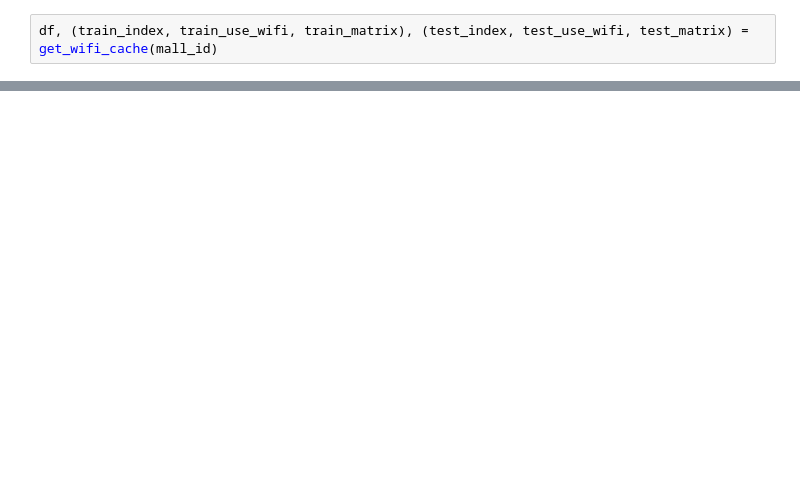
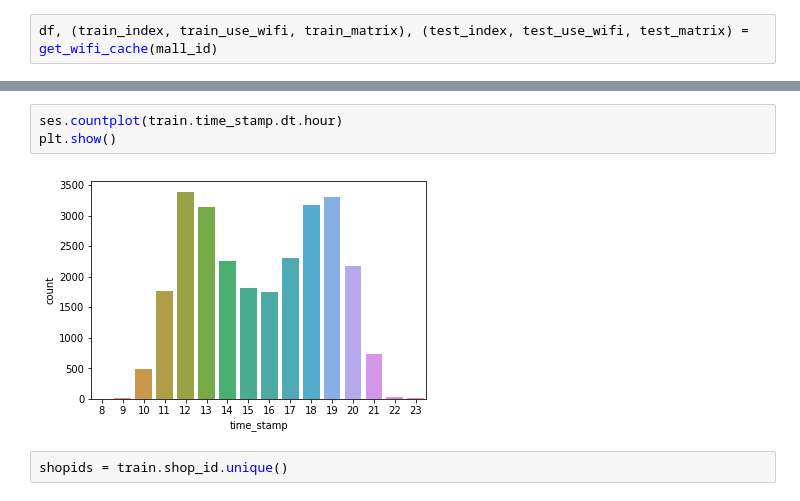
Before and after one commit to lvjianjian/ccf_mayi_2017, a Jupyter notebook: notebook/offline_predict.ipynb, the cells around one changed output, grey strips where cells are left out. Saved outputs shown, nothing was run; the diff lists cells and outputs as text; blank space fills up the shorter version.

```diff
--- a/notebook/offline_predict.ipynb
+++ b/notebook/offline_predict.ipynb
@@ -84,0 +41,7 @@ array([[ -67., -115., -115., ..., -115., -115., -115.],
+# %%
+ses.countplot(train.time_stamp.dt.hour)
+plt.show()
+# %% [output]
+[figure, added]
+# %%
+shopids = train.shop_id.unique()
```
Also changed, not shown: parts of 12 cells of this notebook, 12 other files.
